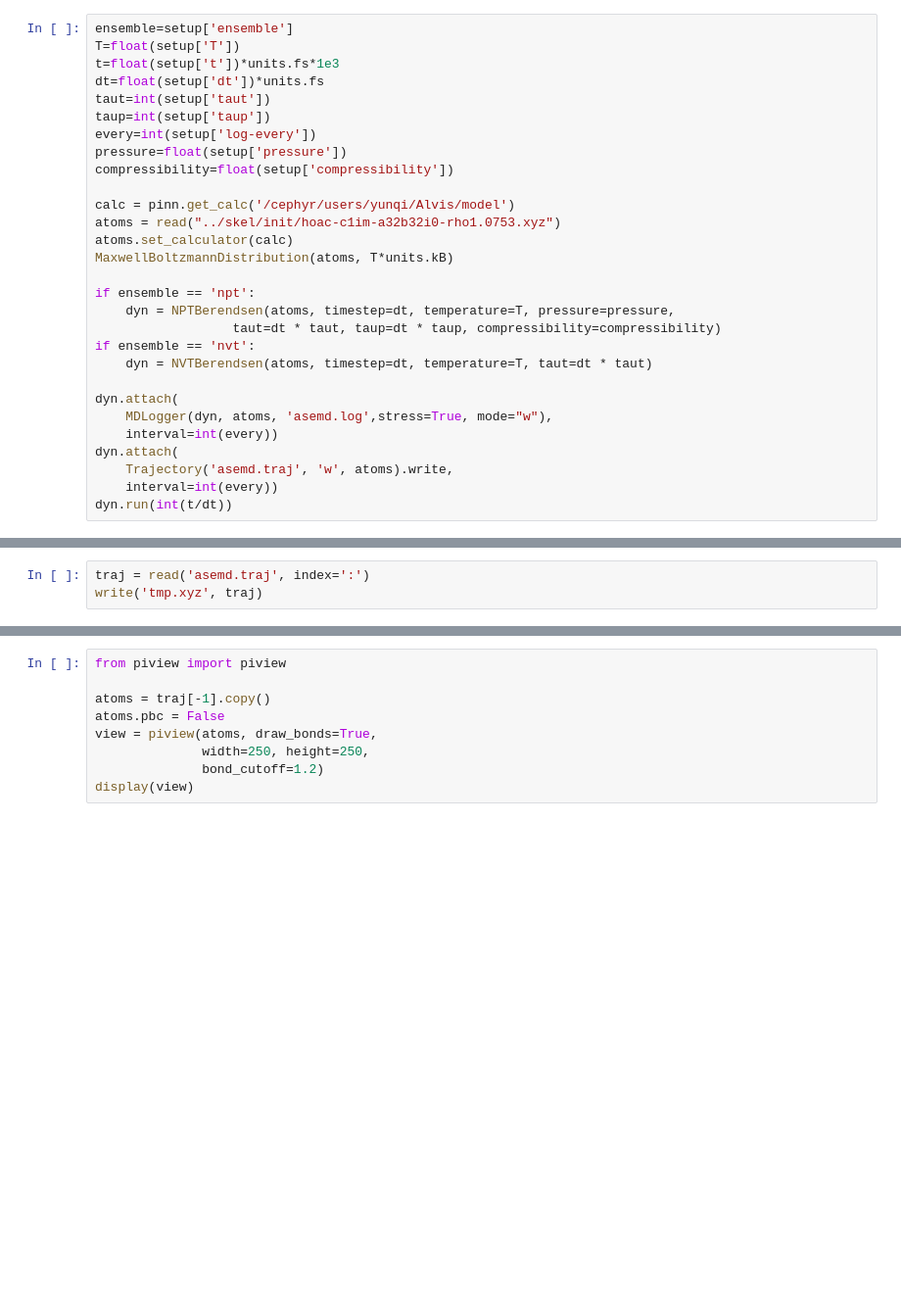
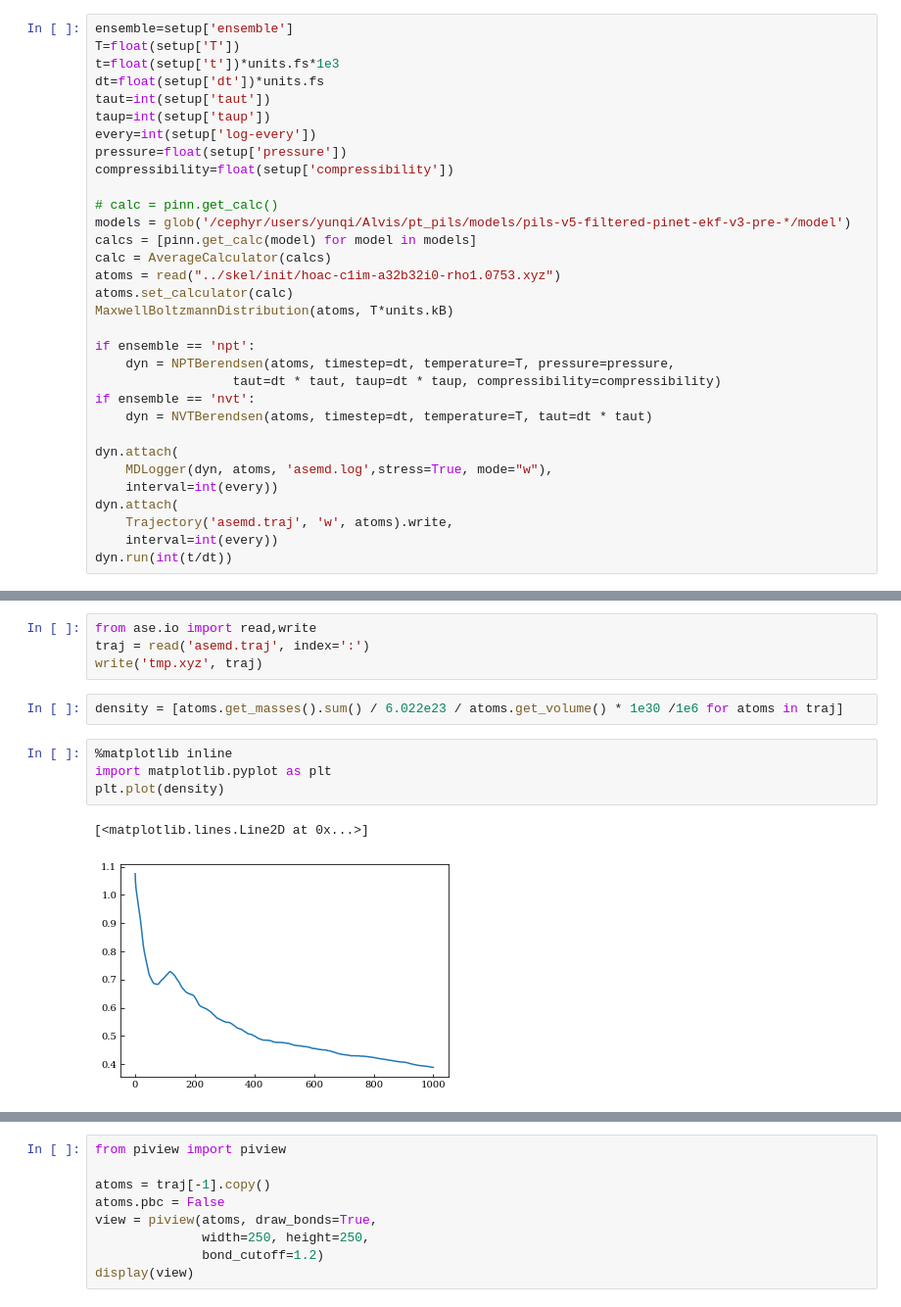
Before and after one commit to yqshao-archive/pils, a Jupyter notebook: notebooks/test_md.ipynb, the cells around one changed output, grey strips where cells are left out. Shown at 98% size. Cells and saved outputs as stored; diff of their text form; blank space fills up the shorter version.

```diff
--- a/notebooks/test_md.ipynb
+++ b/notebooks/test_md.ipynb
@@ -32,7 +33,10 @@ every=int(setup['log-every'])
 pressure=float(setup['pressure'])
 compressibility=float(setup['compressibility'])
 
-calc = pinn.get_calc('/cephyr/users/yunqi/Alvis/model')
+# calc = pinn.get_calc()
+models = glob('/cephyr/users/yunqi/Alvis/pt_pils/models/pils-v5-filtered-pinet-ekf-v3-pre-*/model')
+calcs = [pinn.get_calc(model) for model in models]
+calc = AverageCalculator(calcs)
 atoms = read("../skel/init/hoac-c1im-a32b32i0-rho1.0753.xyz")
 atoms.set_calculator(calc)
 MaxwellBoltzmannDistribution(atoms, T*units.kB)
@@ -78,6 +92,16 @@ True
 # %%
+from ase.io import read,write
 traj = read('asemd.traj', index=':')
 write('tmp.xyz', traj)
+# %%
+density = [atoms.get_masses().sum() / 6.022e23 / atoms.get_volume() * 1e30 /1e6 for atoms in traj]
+# %%
+%matplotlib inline
+import matplotlib.pyplot as plt
+plt.plot(density)
+# %% [output]
+[<matplotlib.lines.Line2D at 0x...>]
+[figure, added]
 # %%
 from ase.io import read, write
 
```
Also changed, not shown: parts of 3 cells of this notebook, 4 other files.
